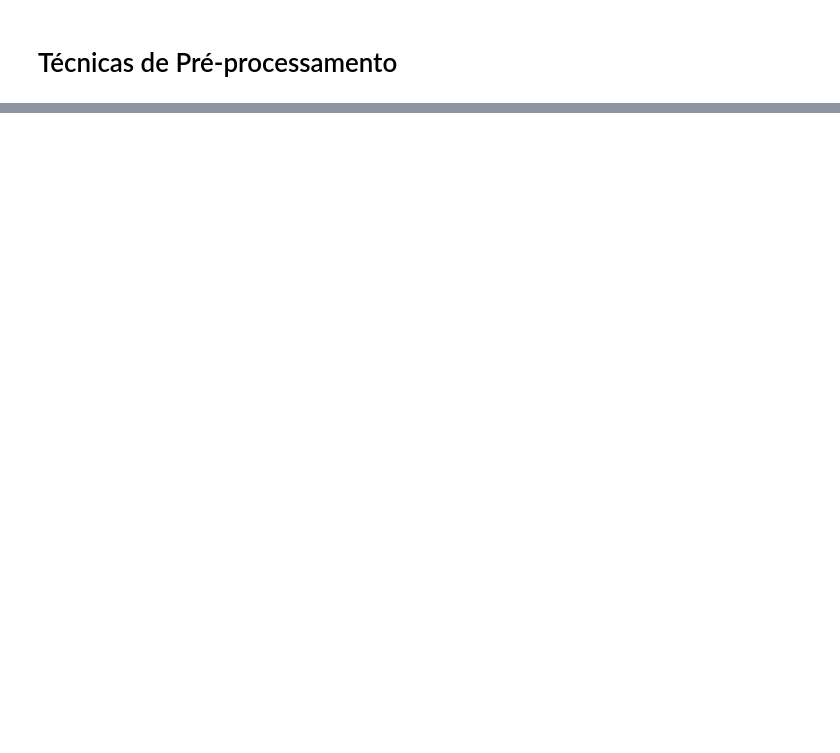
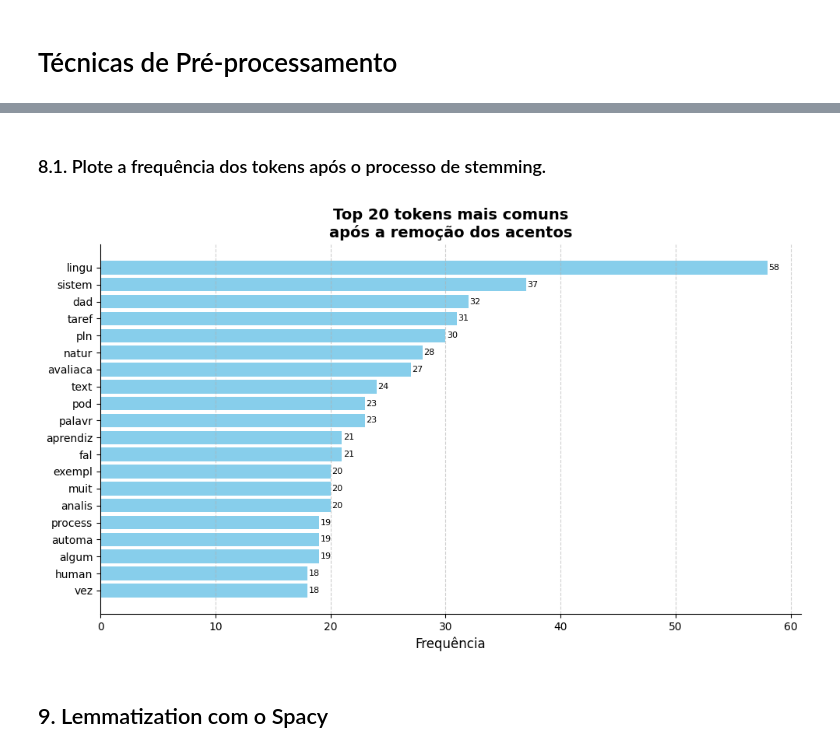
Before and after one commit to gomesluiz/nlp-for-fun, a Jupyter notebook: 03-pre-processamento-de-dados.ipynb, the cells around one changed output, grey strips where cells are left out. Cells and saved outputs as stored; diff of their text form; code cells hidden in the pictures; blank space fills up the shorter version.

```diff
--- a/03-pre-processamento-de-dados.ipynb
+++ b/03-pre-processamento-de-dados.ipynb
@@ -348,0 +355,8 @@ tokens_lemm =
+# %%
+# Inicialize o stemmer RSLPStemmer do NLTK
+stemmed = nltk.stem.RSLPStemmer()
+
+# Aplique o stemmer a cada token da lista, gerando uma nova lista de tokens 'stemmed'
+tokens_stemmed = [stemmed.stem(token) for token in tokens_sem_acentos]
+
+print(formata_msg("INFO", f"Tokens sem acentos: \n{tokens_stemmed}\n"))
@@ -348,0 +366,15 @@ tokens_lemm =
+# %% [markdown]
+### 8.1. Plote a frequência dos tokens após o processo de stemming.
+# %%
+# Criando uma figura e três subplots
+fig, axs = plt.subplots(1, 1, figsize=(10, 6))  # Ajuste o tamanho conforme necessário
+
+# Plotando as frequências para cada lista de tokens em um subplot diferente
+plot_frequencia_tokens(tokens_stemmed, axs, f"Top 20 tokens mais comuns\napós a remoção dos acentos")
+
+plt.tight_layout()  # Ajusta automaticamente os parâmetros do subplot
+plt.show()  # Mostra a figura com os três gráficos lado a lado
+# %% [output]
+[figure, added]
+# %% [markdown]
+## 9. Lemmatization com o Spacy
```
Also changed, not shown: parts of 84 cells of this notebook.
